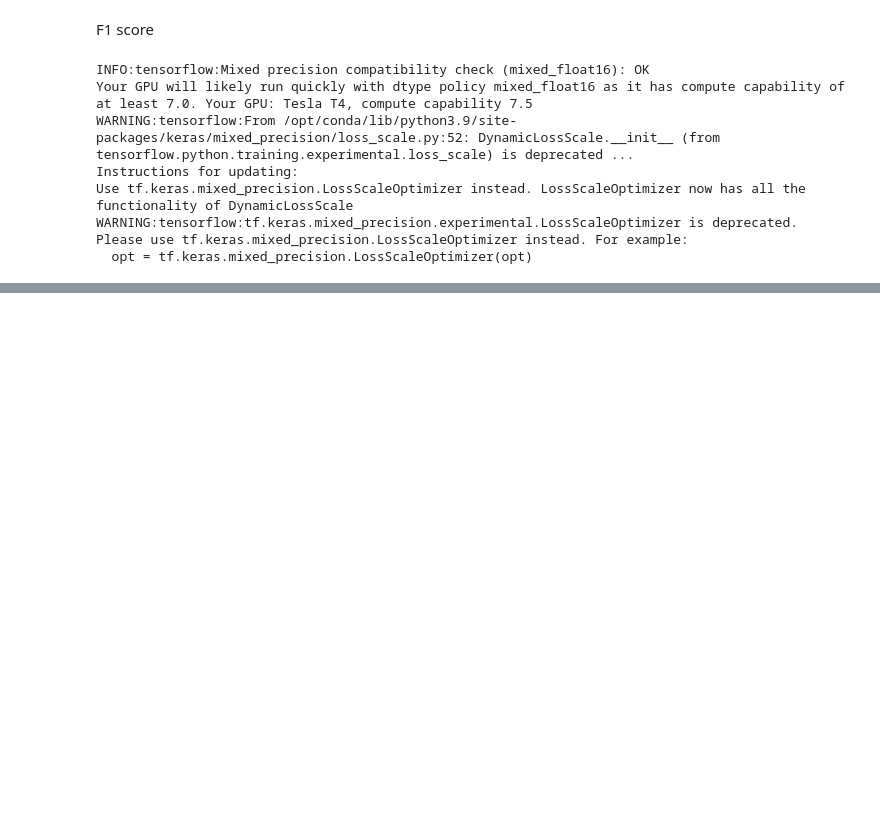
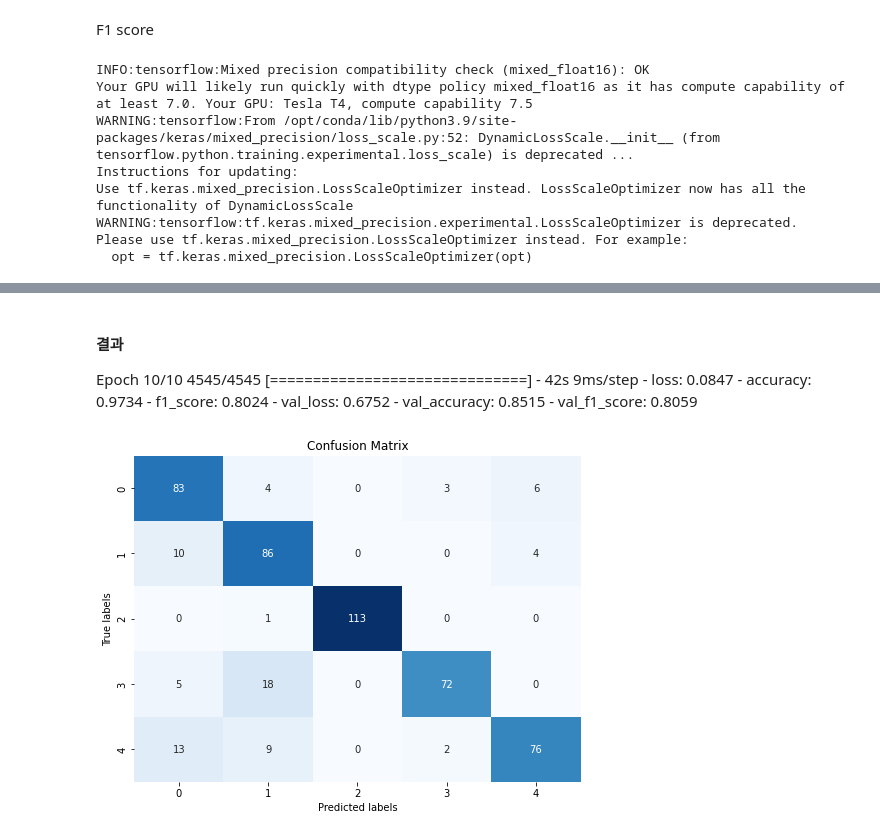
Before and after one commit to silpiria98/aiffel_camp, a Jupyter notebook: aiffel_main/DLThon1/kobert-tokenizer Transformer.ipynb, the cells around one changed output, grey strips where cells are left out. Drawn from its saved outputs; the diff is of its cells as text; code cells hidden in the pictures; blank space fills up the shorter version.

```diff
--- a/aiffel_main/DLThon1/kobert-tokenizer Transformer.ipynb
+++ b/aiffel_main/DLThon1/kobert-tokenizer Transformer.ipynb
@@ -475,0 +572,9 @@ plt.show()
+# %%
+inputs_sw = tokenizer(X_sw_list,return_tensors='tf',
+                   padding=True, truncation=True,max_length=maxlen)
+# %%
+X_sw = tf.multiply(inputs_sw.input_ids,inputs_sw.attention_mask)
+# %%
+from sklearn.model_selection import train_test_split
+
+X_sw_train, X_sw_test, y_sw_train, y_sw_test = train_test_split(X_sw.numpy(), y, test_size=0.1, random_state=42)
@@ -475,0 +605,10 @@ plt.show()
+# %%
+epochs=10
+model.compile(optimizer=optimizer,
+              loss='sparse_categorical_crossentropy', metrics=['accuracy', f1_score])
+history = model.fit(X_sw_train,
+                    y_sw_train,
+                    epochs=epochs,
+                    batch_size=1,
+                    validation_data=(X_sw_test, y_sw_test),
+                    verbose=1)
@@ -475,0 +636,25 @@ plt.show()
+# %% [markdown]
+#### 결과
+Epoch 10/10
+4545/4545 [==============================] - 42s 9ms/step - loss: 0.0847 - accuracy: 0.9734 - f1_score: 0.8024 - val_loss: 0.6752 - val_accuracy: 0.8515 - val_f1_score: 0.8059
+# %%
+# 혼동행렬
+y_sw_pred = model.predict(X_sw_test,batch_size=1)
+y_sw_pred_classes = np.argmax(y_sw_pred, axis=1)
+
+from sklearn.metrics import confusion_matrix
+import matplotlib.pyplot as plt
+import seaborn as sns
+
+conf_matrix = confusion_matrix(y_sw_test, y_sw_pred_classes)
+# 히트맵 그리기
+
+plt.figure(figsize=(8, 6))
+sns.heatmap(conf_matrix, annot=True, fmt='d', cmap='Blues', cbar=False,
+            xticklabels=[0,1,2,3,4], yticklabels=[0,1,2,3,4])
+plt.xlabel('Predicted labels')
+plt.ylabel('True labels')
+plt.title('Confusion Matrix')
+plt.show()
+# %% [output]
+[figure, added]
```
Also changed, not shown: parts of 41 cells of this notebook.
